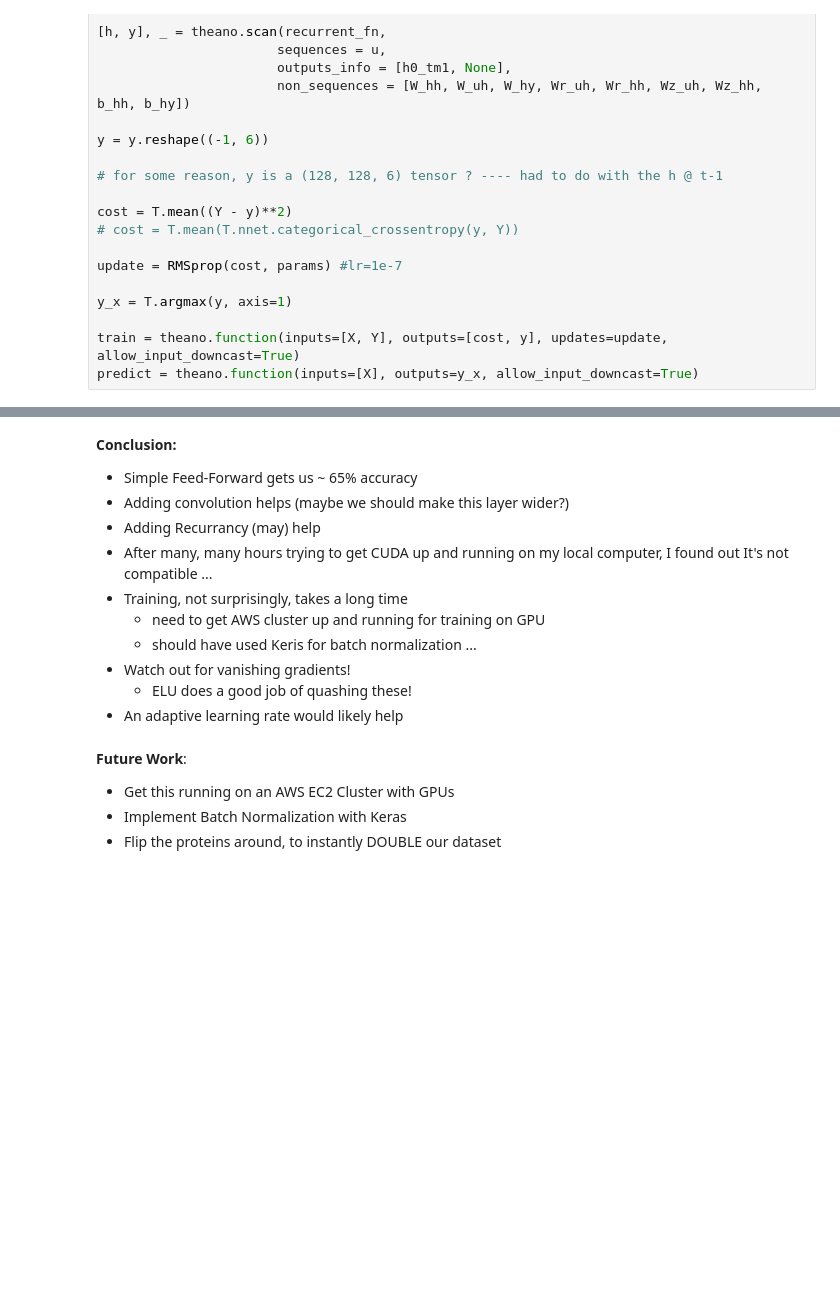
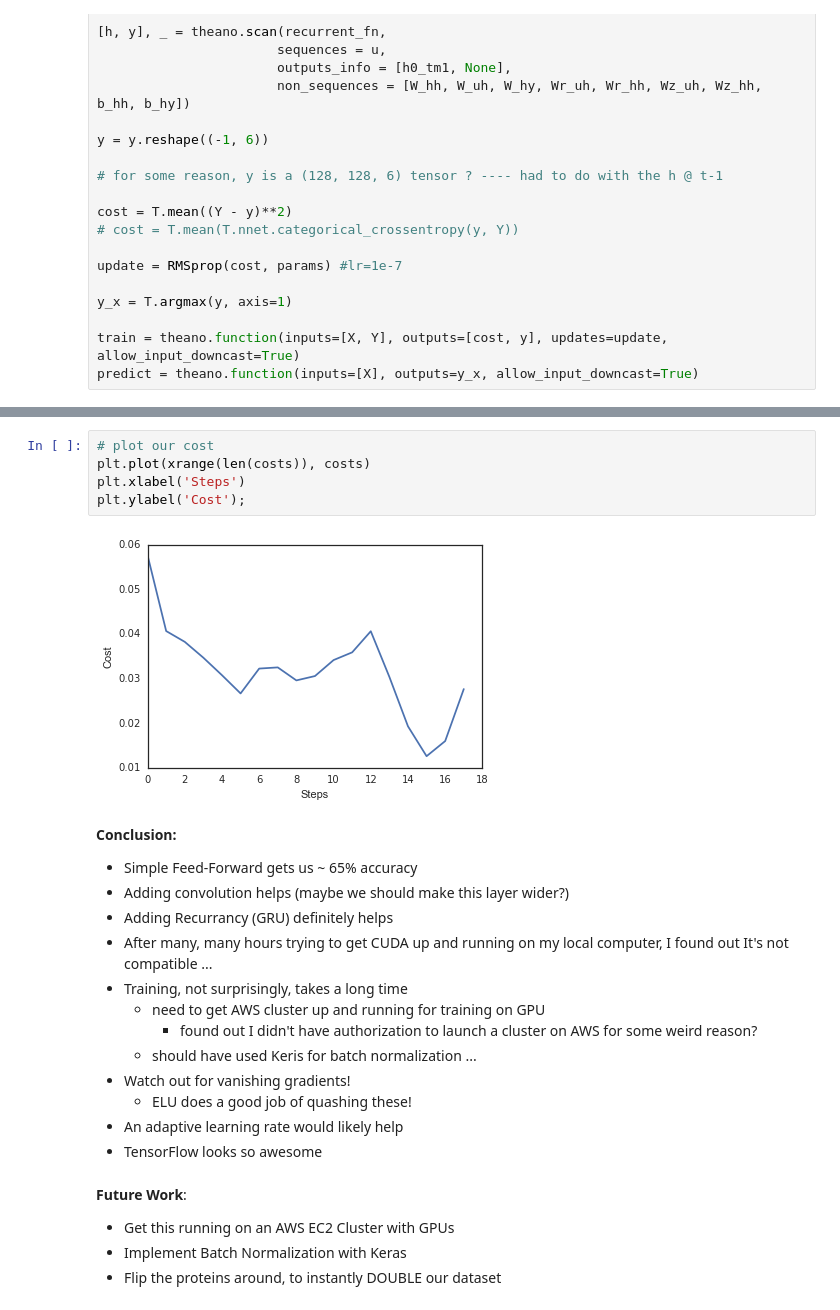
Before and after one commit to lucasramadan/Protein_Prediction, a Jupyter notebook: NN Presentation.ipynb, the cells around one changed output, grey strips where cells are left out. Saved outputs shown, nothing was run; the diff lists cells and outputs as text; blank space fills up the shorter version.

```diff
--- a/NN Presentation.ipynb
+++ b/NN Presentation.ipynb
@@ -831,15 +988,24 @@ for i in xrange(n_train):
+# %%
+# plot our cost
+plt.plot(xrange(len(costs)), costs)
+plt.xlabel('Steps')
+plt.ylabel('Cost');
+# %% [output]
+[figure, added]
 # %% [markdown]
 **Conclusion:**
 * Simple Feed-Forward gets us ~ 65% accuracy
 * Adding convolution helps (maybe we should make this layer wider?)
-* Adding Recurrancy (may) help
+* Adding Recurrancy (GRU) definitely helps
 * After many, many hours trying to get CUDA up and running on my local computer, I found out It's not compatible ...
 * Training, not surprisingly, takes a long time
     * need to get AWS cluster up and running for training on GPU
+        * found out I didn't have authorization to launch a cluster on AWS for some weird reason?
     * should have used Keris for batch normalization ...
 * Watch out for vanishing gradients!
     * ELU does a good job of quashing these!
 * An adaptive learning rate would likely help
+* TensorFlow looks so awesome
 # %% [markdown]
 **Future Work**:
 * Get this running on an AWS EC2 Cluster with GPUs
```
Also changed, not shown: parts of 20 cells of this notebook.
